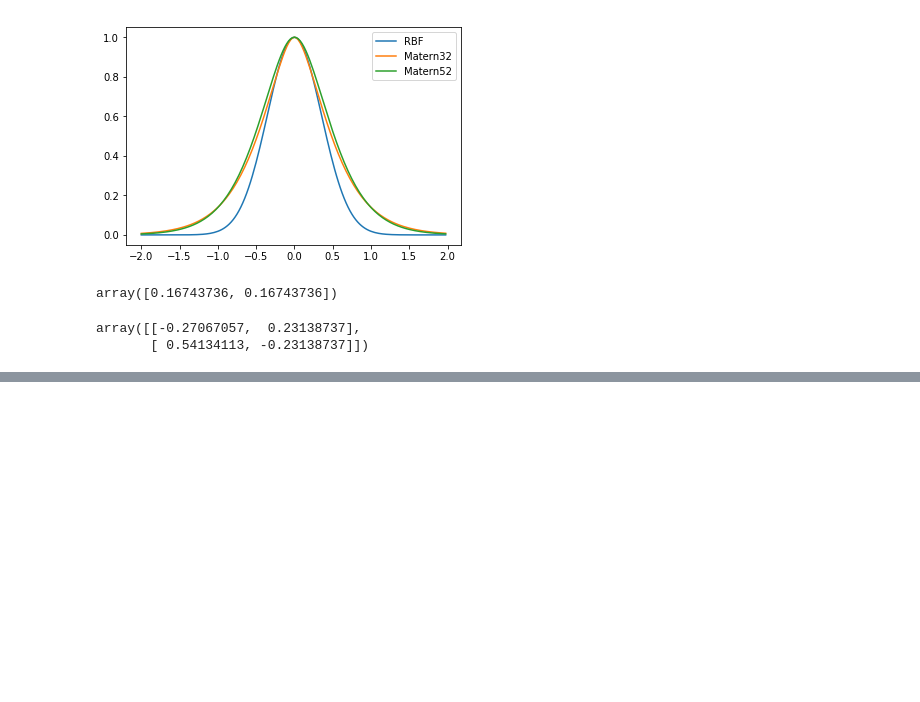
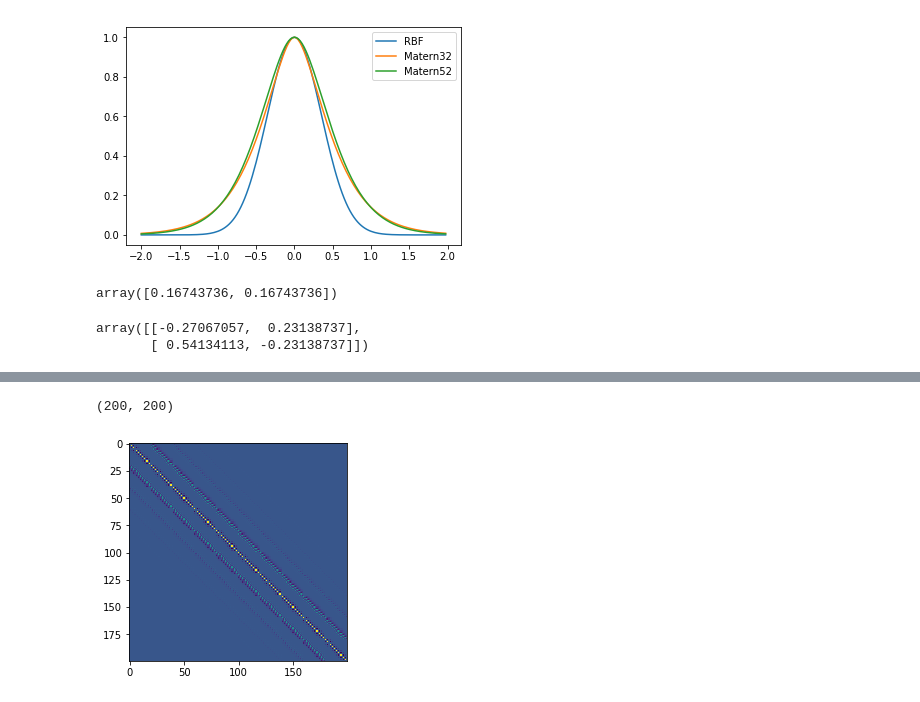
Before and after one commit to notblank/Gaussian-Processes, a Jupyter notebook: Autodiff Vector Valued Processes.ipynb, the cells around one changed output, grey strips where cells are left out. Saved outputs shown, nothing was run; the diff lists cells and outputs as text; code cells hidden in the pictures; blank space fills up the shorter version.

```diff
--- a/Autodiff Vector Valued Processes.ipynb
+++ b/Autodiff Vector Valued Processes.ipynb
@@ -333,10 +333,12 @@ def kDiv2d(x, y, k1, k2, l1, l2, s1, s2):
 # %%
 x = np.array([3., 2.])
 y = np.array([2., 3.])
-l1 = 1.; l2 = 1.
-s1 = 1.; s2 = 1.
 
-kDiv2d(x, y, RBF, Matern32, l1, l2, s1, s2)
+k = [RBF, Matern32]
+l = np.array([1., 1.])
+s = np.array([1., 1.])
+
+kDiv2d(x, y, k, l, s)
 # %% [output]
 array([[-0.27067057,  0.23138737],
        [ 0.54134113, -0.23138737]])
@@ -342,0 +356,33 @@ array([[-0.27067057,  0.23138737],
+# %%
+def KmatV(x, y, kV, kC, l, s):
+
+    npts = x.shape[0]
+    Kdict = {} # Empty dictionary to store the upper trianglar part of the covariance
+    CL = [] # Column list
+
+    for i in range(0, npts):
+        RL = [] # Row list
+        for j in range(0, npts):
+            Kdict[str(i)+str(j)] = kV(x[i, :], y[j, :], kC, l, s)
+            RL.append(kDiv2d(x[i, :], y[j, :], k, l, s))
+        CL.append(np.hstack(RL))
+        K = np.vstack(CL)
+    return(Kdict, K)
+# %%
+x = np.arange(0, 5, 0.5)
+nx = len(x)
+npts = nx * nx
+X = []
+
+for i, a in enumerate(x):
+    for j, b in enumerate(x):
+        X.append([x[i], x[j]])
+
+X = np.array(X)
+# %%
+kV = kDiv2d
+kC = [RBF, Matern32]
+l = np.array([0.5, 0.5])
+s = np.array([0.1, 0.1])
+
+Kdict, K = KmatV(X, X, kV, kC, l, s)
@@ -342,0 +429,6 @@ array([[-0.27067057,  0.23138737],
+# %%
+plt.imshow(K)
+K.shape
+# %% [output]
+(200, 200)
+[figure, added]
```
Also changed, not shown: parts of 9 cells of this notebook.
